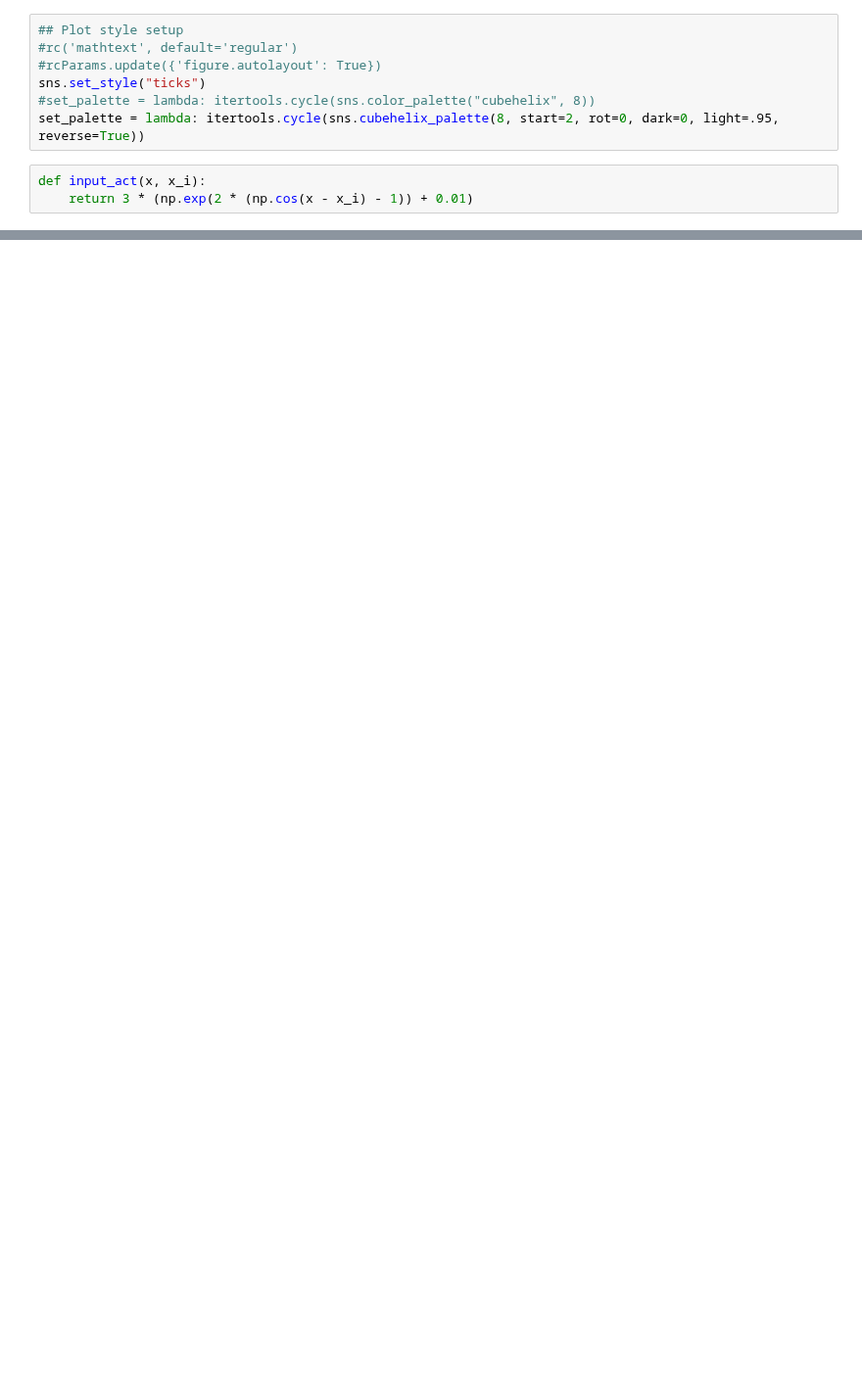
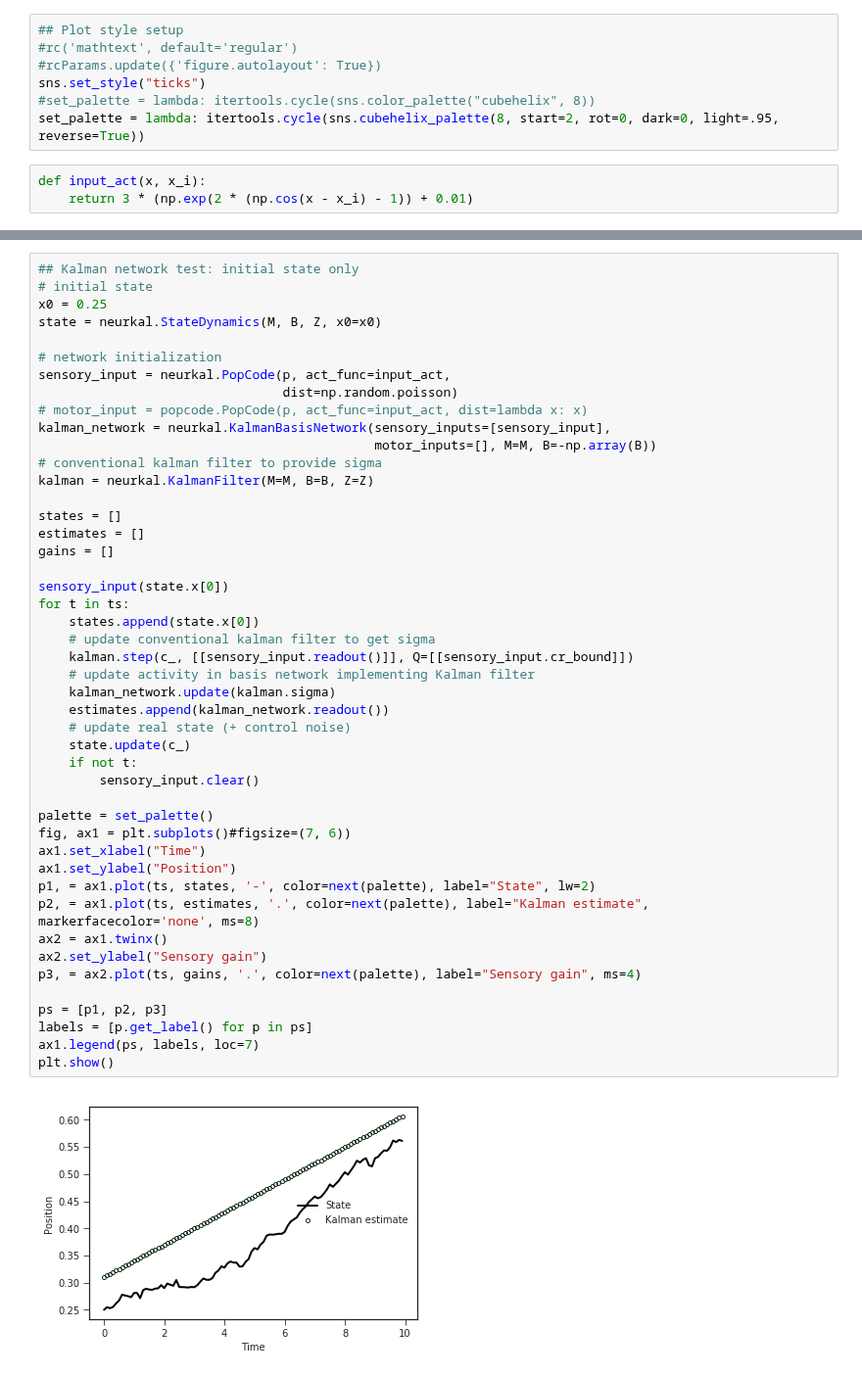
Before and after one commit to mlprt/neurkal, a Jupyter notebook: 1d_tracking.ipynb, the cells around one changed output, grey strips where cells are left out. Shown at 98% size. Drawn from its saved outputs; the diff is of its cells as text; blank space fills up the shorter version.

```diff
--- a/1d_tracking.ipynb
+++ b/1d_tracking.ipynb
@@ -162 +133,49 @@ array([[1.        , 0.97662171, 0.91005475, ..., 0.8100409 , 0.91005475,
+# %%
+## Kalman network test: initial state only
+# initial state
+x0 = 0.25
+state = neurkal.StateDynamics(M, B, Z, x0=x0)
+
+# network initialization
+sensory_input = neurkal.PopCode(p, act_func=input_act,
+                                dist=np.random.poisson)
+# motor_input = popcode.PopCode(p, act_func=input_act, dist=lambda x: x)
+kalman_network = neurkal.KalmanBasisNetwork(sensory_inputs=[sensory_input],
+                                            motor_inputs=[], M=M, B=-np.array(B))
+# conventional kalman filter to provide sigma
+kalman = neurkal.KalmanFilter(M=M, B=B, Z=Z)
+
+states = []
+estimates = []
+gains = []
+
+sensory_input(state.x[0])
+for t in ts:
+    states.append(state.x[0])
+    # update conventional kalman filter to get sigma
+    kalman.step(c_, [[sensory_input.readout()]], Q=[[sensory_input.cr_bound]])
+    # update activity in basis network implementing Kalman filter
+    kalman_network.update(kalman.sigma)
+    estimates.append(kalman_network.readout())
+    # update real state (+ control noise)
+    state.update(c_)
+    if not t:
+        sensory_input.clear()
+
+palette = set_palette()
+fig, ax1 = plt.subplots()#figsize=(7, 6))
+ax1.set_xlabel("Time")
+ax1.set_ylabel("Position")
+p1, = ax1.plot(ts, states, '-', color=next(palette), label="State", lw=2)
+p2, = ax1.plot(ts, estimates, '.', color=next(palette), label="Kalman estimate", markerfacecolor='none', ms=8)
+ax2 = ax1.twinx()
+ax2.set_ylabel("Sensory gain")
+p3, = ax2.plot(ts, gains, '.', color=next(palette), label="Sensory gain", ms=4)
+
+ps = [p1, p2, p3]
+labels = [p.get_label() for p in ps]
+ax1.legend(ps, labels, loc=7)
+plt.show()
+# %% [output]
+[figure, added]
 # %%
```
Also changed, not shown: parts of 9 cells of this notebook, 2 other files.
